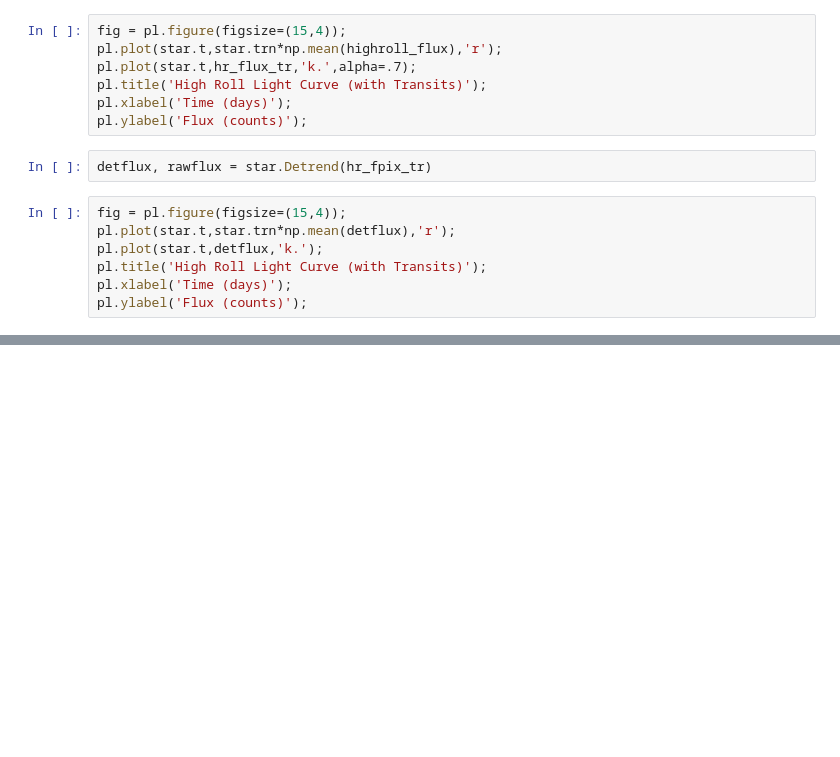
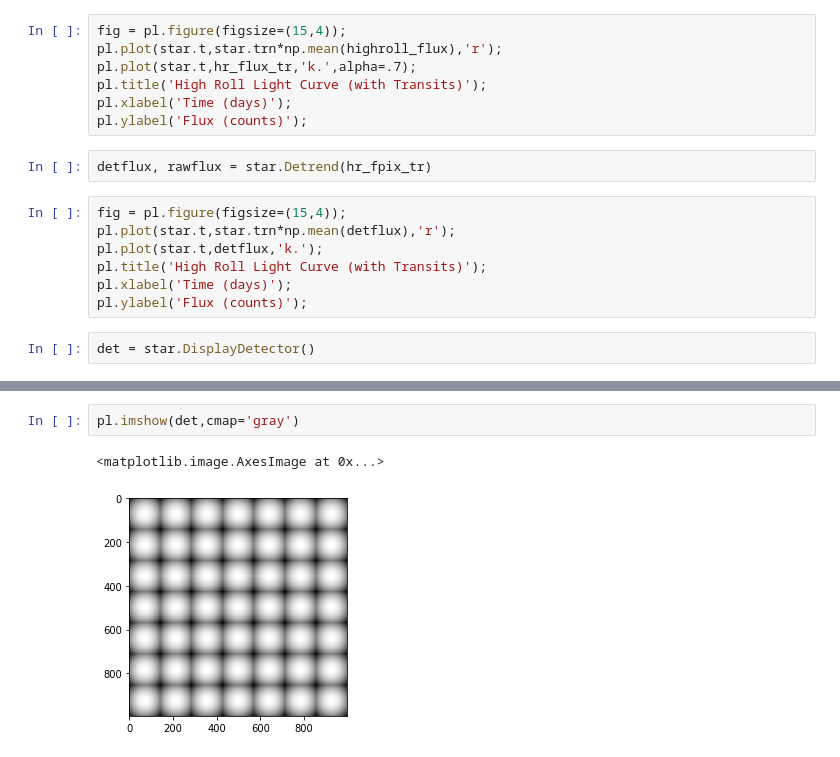
Before and after one commit to nksaunders/scope, a Jupyter notebook: Notebooks/Example.ipynb, the cells around one changed output, grey strips where cells are left out. Drawn from its saved outputs; the diff is of its cells as text; blank space fills up the shorter version.

Commit message:
added detector example

```diff
--- a/Notebooks/Example.ipynb
+++ b/Notebooks/Example.ipynb
@@ -62,3 +62,5 @@ pl.plot(star.t,detflux,'k.');
 pl.title('High Roll Light Curve (with Transits)');
 pl.xlabel('Time (days)');
 pl.ylabel('Flux (counts)');
+# %%
+det = star.DisplayDetector()
@@ -64,0 +74,5 @@ pl.ylabel('Flux (counts)');
+# %%
+pl.imshow(det,cmap='gray')
+# %% [output]
+<matplotlib.image.AxesImage at 0x...>
+[figure, added]
```
Also changed, not shown: parts of 2 cells of this notebook.
